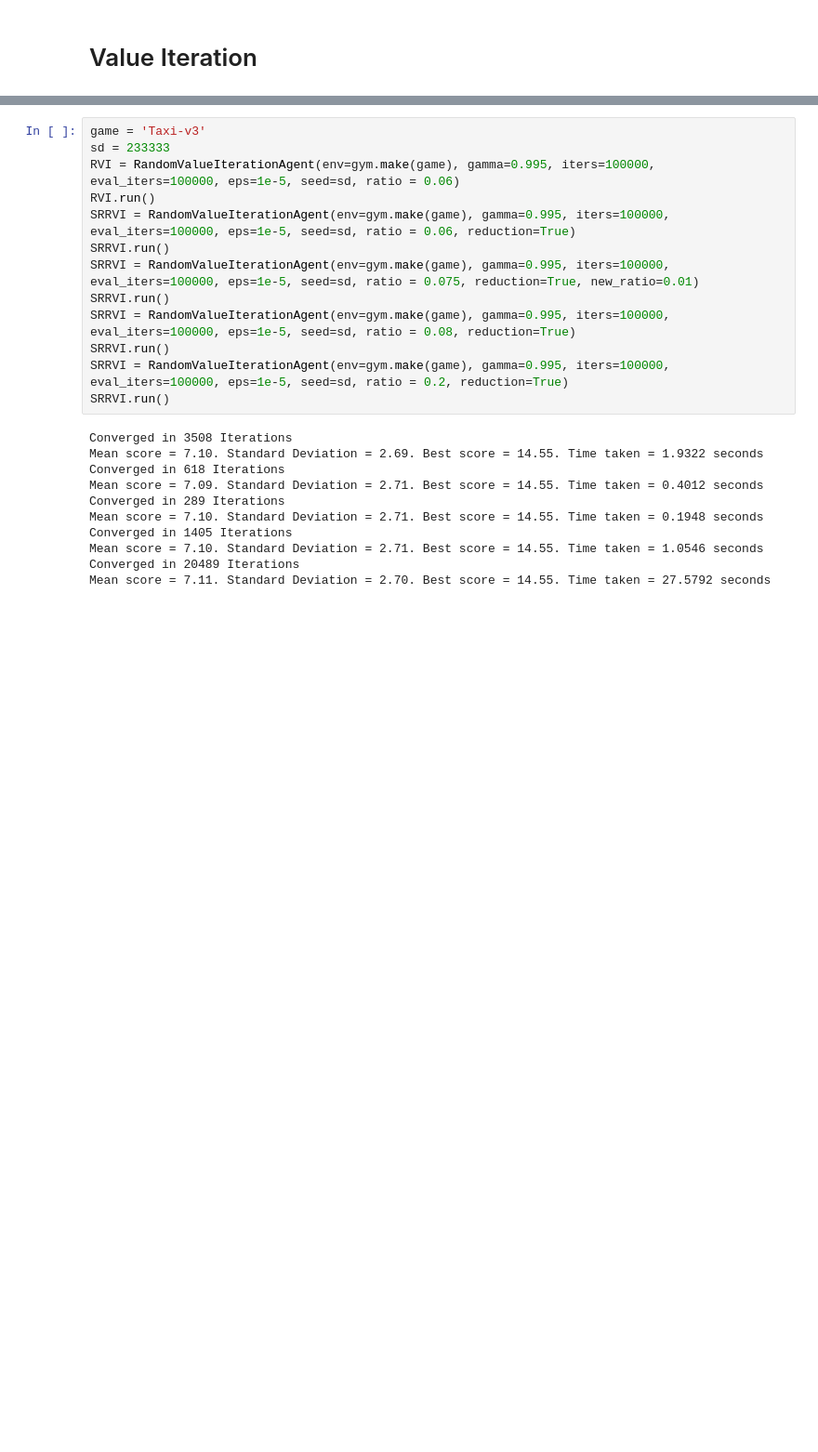
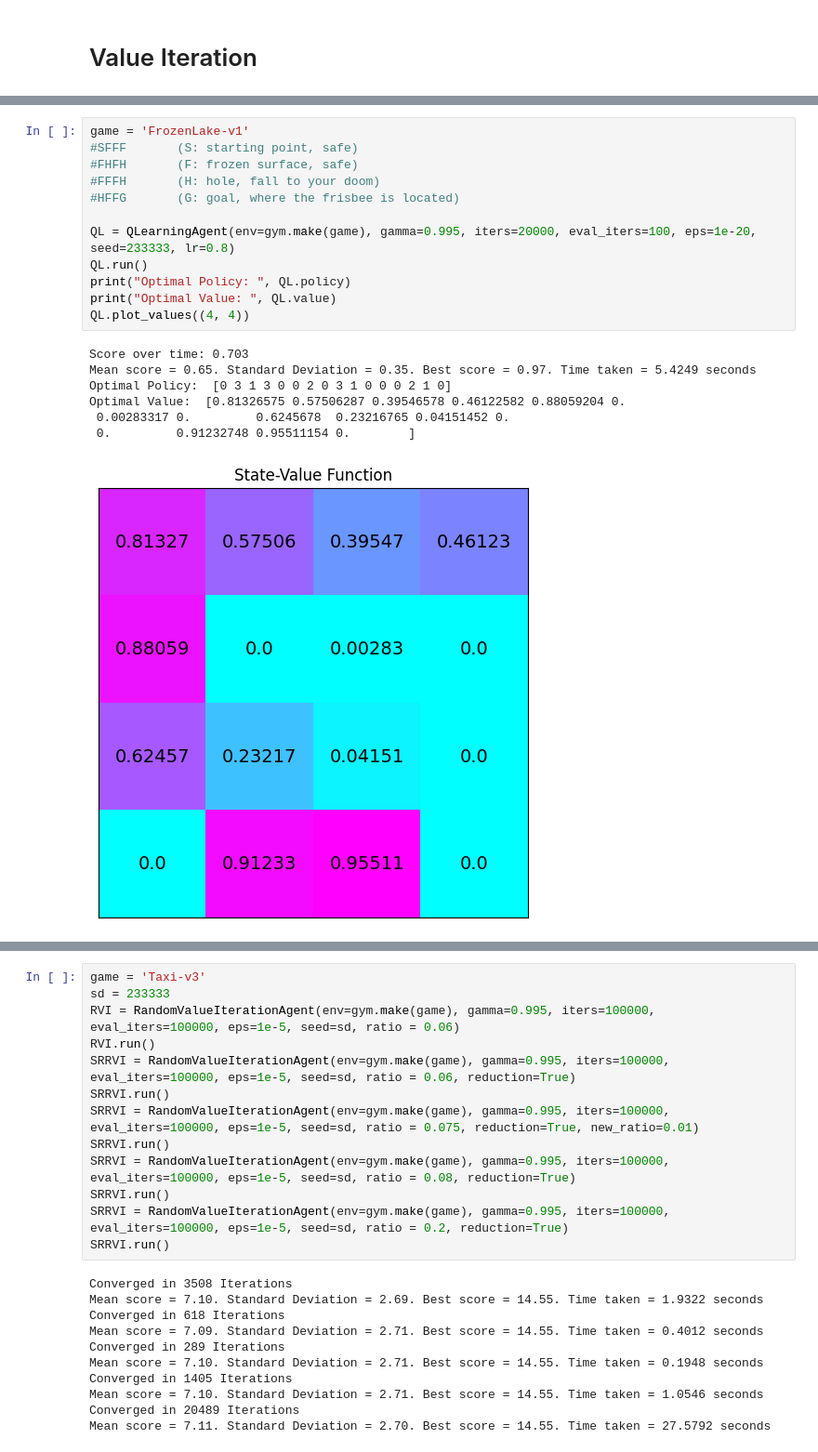
Before and after one commit to moonight3547/value_iteration, a Jupyter notebook: value_iteration.ipynb, the cells around one changed output, grey strips where cells are left out. Shown at 93% size. Cells and saved outputs as stored; diff of their text form; blank space fills up the shorter version.

Commit message:
game_environment

```diff
--- a/value_iteration.ipynb
+++ b/value_iteration.ipynb
@@ -53,3 +74,23 @@ Optimal Value:  [0.82352941 0.82352941 0.82352941 0.82352941 0.82352941 0.
+# %%
+game = 'FrozenLake-v1'
+#SFFF       (S: starting point, safe)
+#FHFH       (F: frozen surface, safe)
+#FFFH       (H: hole, fall to your doom)
+#HFFG       (G: goal, where the frisbee is located)
+
+QL = QLearningAgent(env=gym.make(game), gamma=0.995, iters=20000, eval_iters=100, eps=1e-20, seed=233333, lr=0.8)
+QL.run()
+print("Optimal Policy: ", QL.policy)
+print("Optimal Value: ", QL.value)
+QL.plot_values((4, 4))
+# %% [output]
+Score over time: 0.703
+Mean score = 0.65. Standard Deviation = 0.35. Best score = 0.97. Time taken = 5.4249 seconds
+Optimal Policy:  [0 3 1 3 0 0 2 0 3 1 0 0 0 2 1 0]
+Optimal Value:  [0.81326575 0.57506287 0.39546578 0.46122582 0.88059204 0.
+ 0.00283317 0.         0.6245678  0.23216765 0.04151452 0.
+ 0.         0.91232748 0.95511154 0.        ]
+[figure, added]
 # %%
 game = 'FrozenLake-v1'
 #SFFF       (S: starting point, safe)
```
Also changed, not shown: parts of 12 cells of this notebook, 12 other files.
